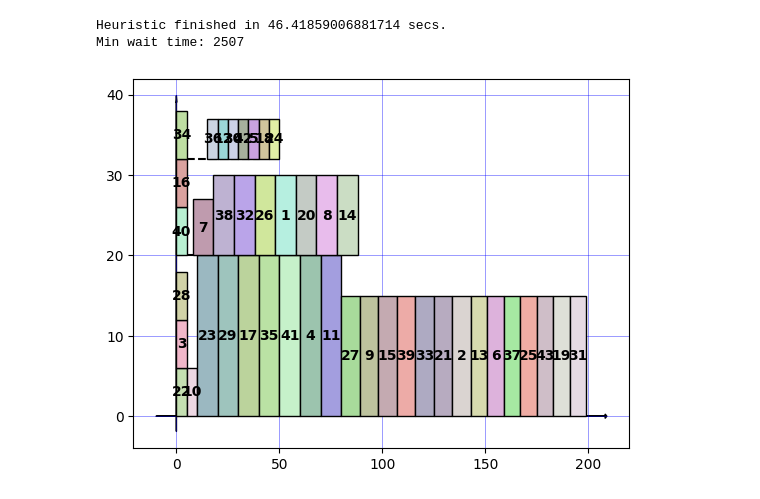
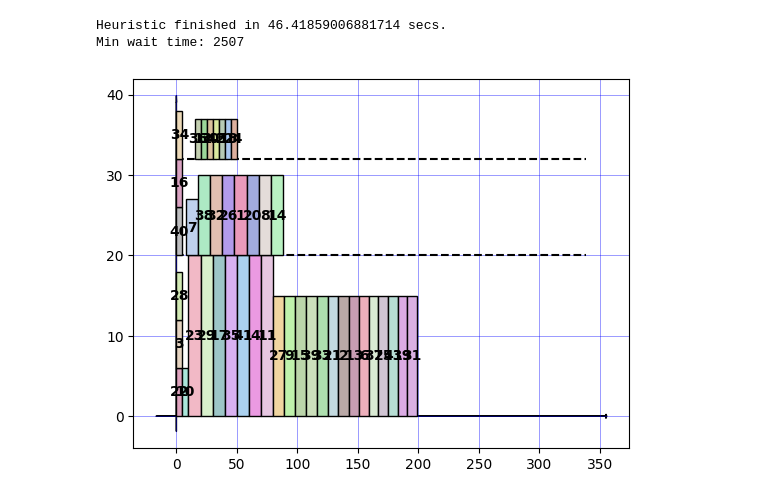
Before and after one commit to ngtruongthanh98/advanced-algorithm-assignment, a Jupyter notebook: bap.ipynb, the cells around one changed output. Cells and saved outputs as stored; diff of their text form; code cells hidden in the pictures.

```diff
--- a/bap.ipynb
+++ b/bap.ipynb
@@ -377,32 +377,32 @@ for i in other_packings[min_wait][0].index:
 		   np.random.uniform(low=low, high=high),
 		   np.random.uniform(low=low, high=high))
 	rect=mpatches.Rectangle(
 		(row.t_moore, row.p_start),
 		row.t_finish - row.t_moore,
 		row.p_end - row.p_start,
 		fill = True,
 		facecolor=rgb,
 		edgecolor='black',
 		linewidth = 1,
 		zorder=4)
 	plt.gca().add_patch(rect)
 
 	rx, ry = rect.get_xy()
 	cx = rx + rect.get_width()/2.0
 	cy = ry + rect.get_height()/2.0
 	ax.annotate(str(row.vessel_idx if row.vessel_idx > 0 else ''), (cx, cy), color='black', weight='bold', fontsize=10, ha='center', va='center', zorder=5)
 
 
 for i in berth_breaks_list:
-	plot([0, berth_len], [i, i], linestyle='dashed',c=(0,0,0), linewidth = 1.5)
+	plot([0, TIME_HORIZON], [i, i], linestyle='dashed',c=(0,0,0), linewidth = 1.5)
 
 # Draw Ox, Oy axis
 left,right = ax.get_xlim()
 low,high = ax.get_ylim()
 arrow(left, 0, right - left, 0, length_includes_head = True, head_width = 0.55)
 arrow(0, low, 0, high-low, length_includes_head = True, head_width = 0.55)
 
 # Show grid
 show()
 # %% [output]
-[figure, old version]
+[figure, new version]
```
Also changed, not shown: 1 other file.
